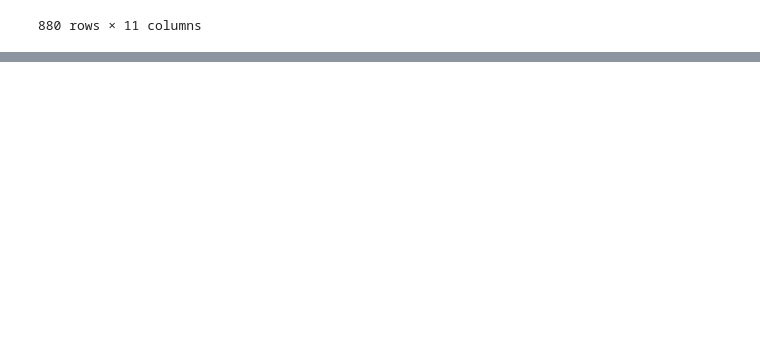
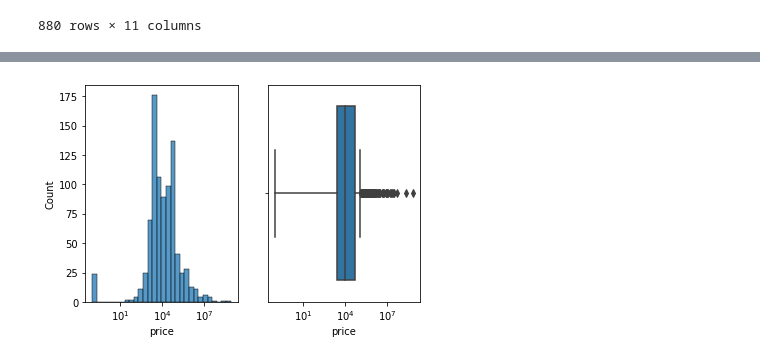
Before and after one commit to dc27/gdpr-fines-analysis, a Jupyter notebook: dev.ipynb, the cells around one changed output, grey strips where cells are left out. Drawn from its saved outputs; the diff is of its cells as text; code cells hidden in the pictures; blank space fills up the shorter version.

Commit message:
produces more eda plots

```diff
--- a/dev.ipynb
+++ b/dev.ipynb
@@ -44,0 +57,11 @@ text = pd.read_csv('data/gdpr_article_text.csv')
+# %%
+fines_nozero = fines.assign(price = lambda x: x.price+0.1)
+# %%
+fig, ax = plt.subplots(1,2)
+hp = sns.histplot(data=fines_nozero, x="price", bins=30, log_scale=(True, False), ax=ax[0]);
+bp = sns.boxplot(data=fines_nozero, x="price", ax=ax[1]);
+
+fig.axes[1].set_xscale('log')
+fig.show()
+# %% [output]
+[figure, added]
```
Also changed, not shown: parts of 14 cells of this notebook.
